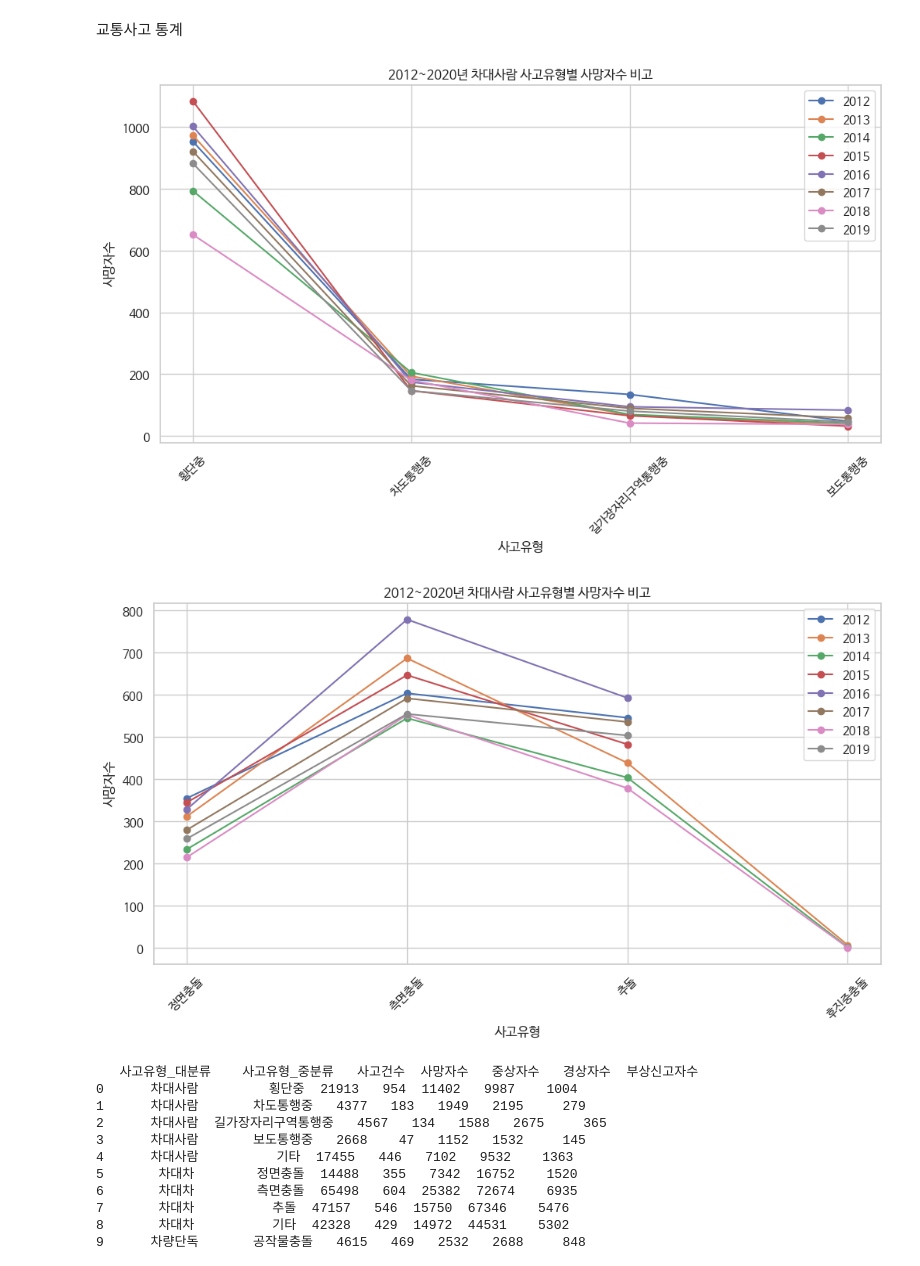
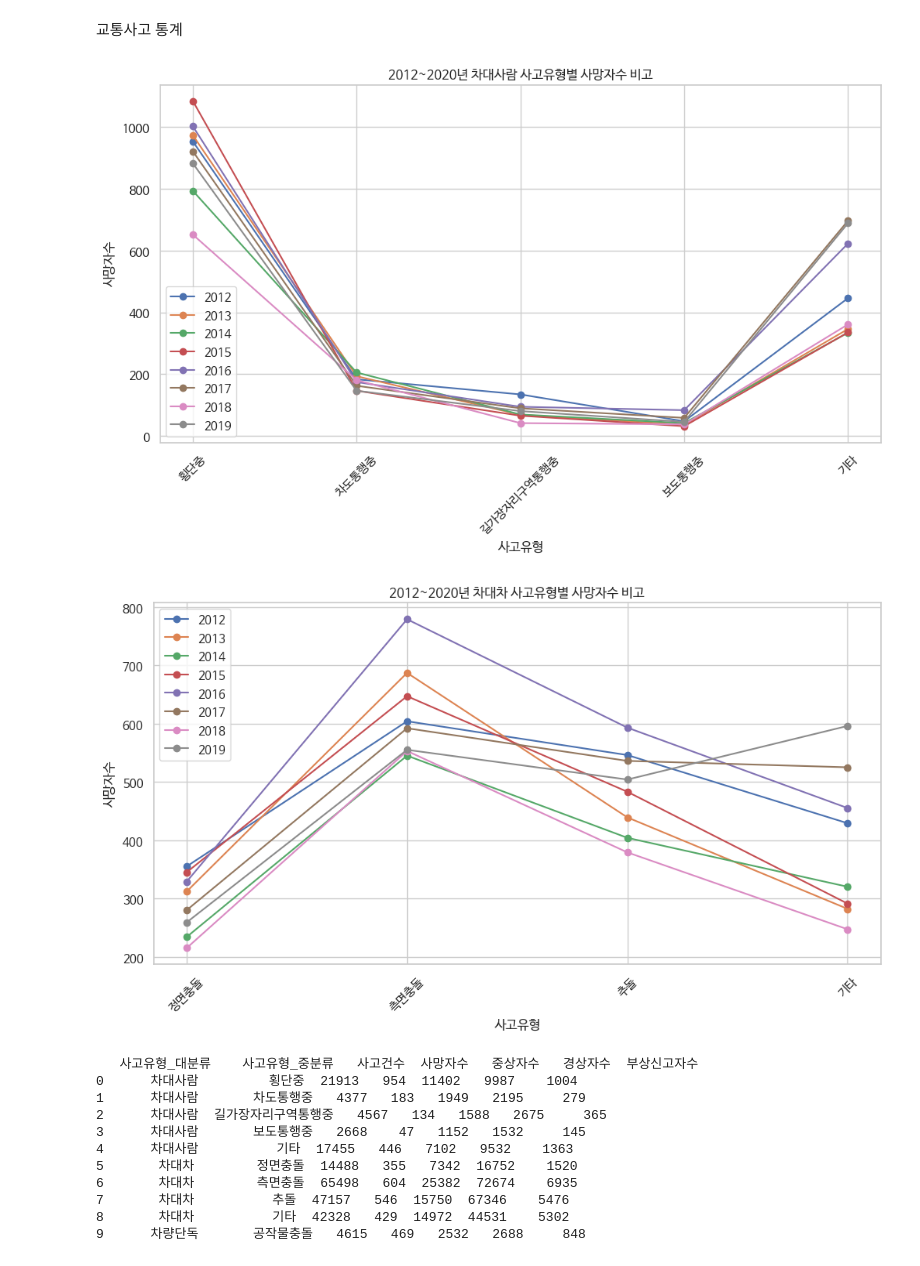
Before and after one commit to wmsgur8679/BigData, a Jupyter notebook: 프로젝트_초안.ipynb, the cells around one changed output. Drawn from its saved outputs; the diff is of its cells as text; code cells hidden in the pictures.

```diff
--- a/프로젝트_초안.ipynb
+++ b/프로젝트_초안.ipynb
@@ -49,38 +49,38 @@ for csv_file in csv_files:
 #print(df2012[(df2012['사고유형_대분류'] ==  '차대사람')])
 plt.figure(figsize=(12,6))
 for i in range(0,8,1):
-  adf = (dataframes[i][(dataframes[i]['사고유형_대분류'] == '차대사람') &(dataframes[i]['사고유형_중분류'] != '기타')])
+  adf = (dataframes[i][(dataframes[i]['사고유형_대분류'] == '차대사람')])
   plt.plot(adf['사고유형_중분류'],adf['사망자수'],marker='o',label=ydf[i],linestyle='-')
 
 plt.xlabel('사고유형')
 plt.ylabel('사망자수')
 plt.title('2012~2020년 차대사람 사고유형별 사망자수 비고')
 plt.xticks(rotation=45)
 plt.legend()
 
 # 차트 표시
 plt.grid(True)  # 그리드 추가
 plt.show()
 
 
 
 plt.figure(figsize=(12,6))
 for i in range(0,8,1):
-  adf = (dataframes[i][(dataframes[i]['사고유형_대분류'] == '차대차') &(dataframes[i]['사고유형_중분류'] != '기타')])
+  adf = (dataframes[i][(dataframes[i]['사고유형_대분류'] == '차대차') & (dataframes[i]['사고유형_중분류'] != '후진중충돌')])
   plt.plot(adf['사고유형_중분류'],adf['사망자수'],marker='o',label=ydf[i],linestyle='-')
 
 plt.xlabel('사고유형')
 plt.ylabel('사망자수')
-plt.title('2012~2020년 차대사람 사고유형별 사망자수 비고')
+plt.title('2012~2020년 차대차 사고유형별 사망자수 비고')
 plt.xticks(rotation=45)
 plt.legend()
 
 # 차트 표시
 plt.grid(True)  # 그리드 추가
 plt.show()
 # %% [output]
-[figure, old version]
+[figure, new version]
-[figure, old version]
+[figure, new version]
 # %%
 for i in range(0,8,1):
   print(dataframes[i])
```
